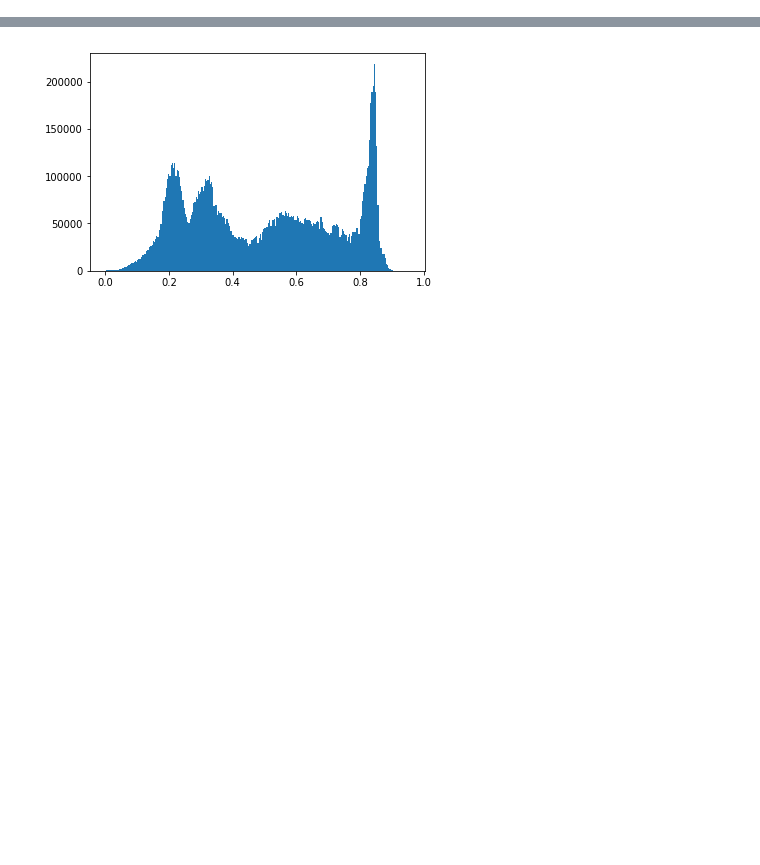
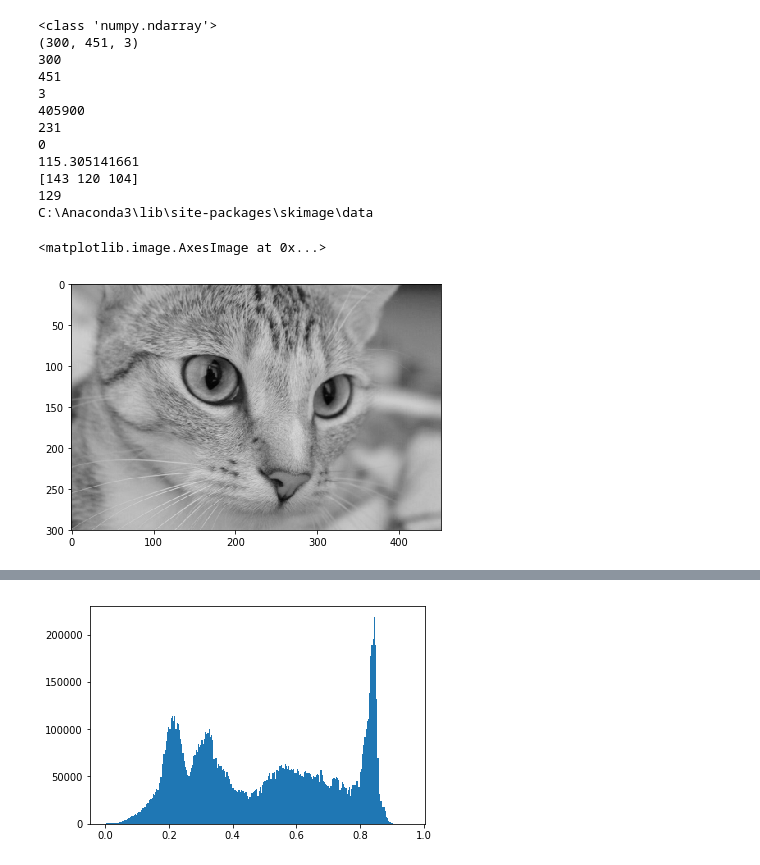
Before and after one commit to zdycn/Textbook-Python, a Jupyter notebook: ImageProcessing/image_processing.ipynb, the cells around one changed output, grey strips where cells are left out. Saved outputs shown, nothing was run; the diff lists cells and outputs as text; code cells hidden in the pictures; blank space fills up the shorter version.

```diff
--- a/ImageProcessing/image_processing.ipynb
+++ b/ImageProcessing/image_processing.ipynb
@@ -7,0 +70,44 @@ Image读出来的是PIL的类型，而skimage.io读出来的数据是numpy格式
+# %%
+from skimage import io, data
+
+img = data.chelsea()
+io.imshow(img)
+print(type(img))     #显示类型
+print(img.shape)     #显示尺寸
+print(img.shape[0])  #图片高度
+print(img.shape[1])  #图片宽度
+
+print(img.shape[2])  #图片通道数
+print(img.size)      #显示总像素个数
+print(img.max())     #最大像素值
+print(img.min())     #最小像素值
+print(img.mean())    #像素平均值
+print(img[0][0])     #图像的像素值
+
+pixel=img[20,30,1]
+print(pixel)
+
+from skimage import data_dir
+print(data_dir)
+
+R=img[:,:,0]   # 显示红色单通道图片
+io.imshow(R)
+
+# img = io.imsave('f:/cat.jpg', img)
+# img = io.imread('f:/cat.jpg', as_grey=True)
+# io.imshow(img)
+# %% [output]
+<class 'numpy.ndarray'>
+(300, 451, 3)
+300
+451
+3
+405900
+231
+0
+115.305141661
+[143 120 104]
+129
+C:\Anaconda3\lib\site-packages\skimage\data
+<matplotlib.image.AxesImage at 0x...>
+[figure, added]
```
Also changed, not shown: parts of 8 cells of this notebook.
